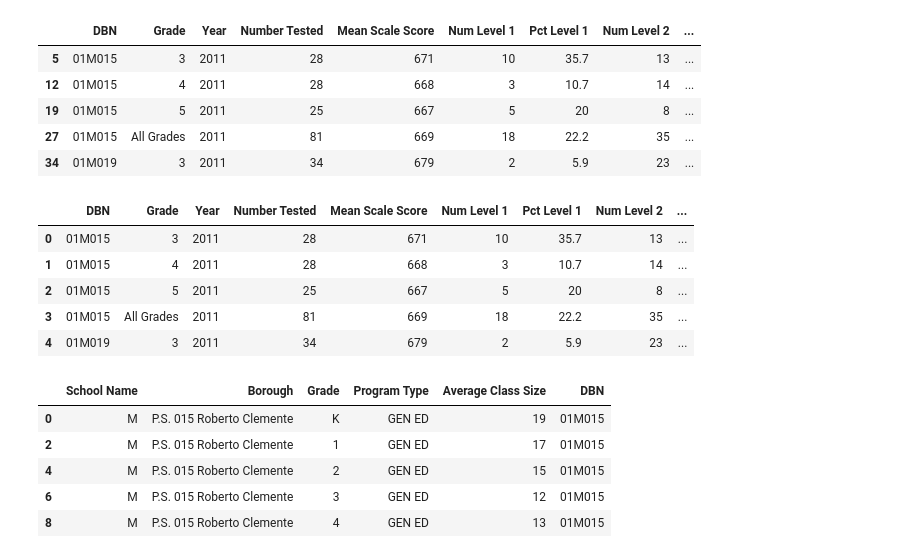
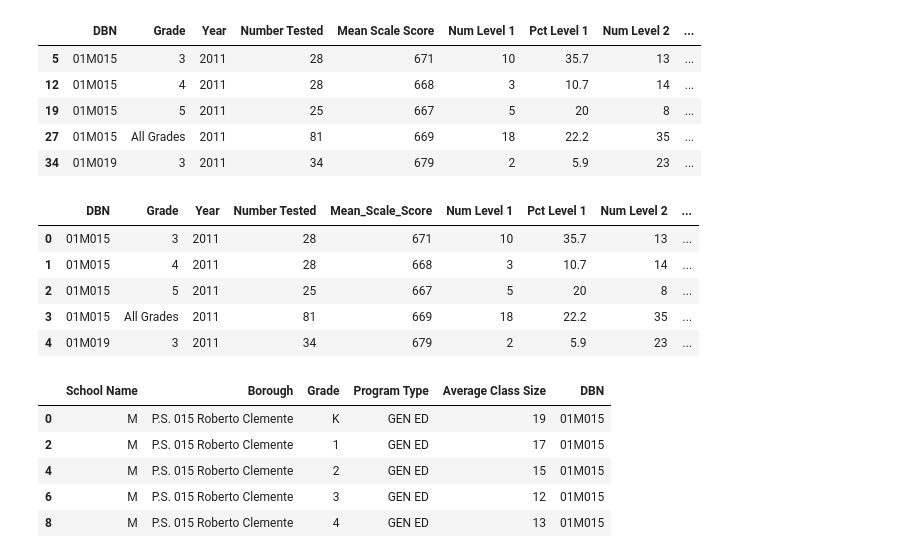
Before and after one commit to MYSProject/Education, a Jupyter notebook: MergeFiles_11.29.ipynb, the cells around one changed output. Cells and saved outputs as stored; diff of their text form; code cells hidden in the pictures.

```diff
--- a/MergeFiles_11.29.ipynb
+++ b/MergeFiles_11.29.ipynb
@@ -52,17 +52,27 @@ Mathdf.head()
 | 19 | 01M015 | 5 | 2011 | 25 | 667 | 5 | 20 | 8 | ... |
 | 27 | 01M015 | All Grades | 2011 | 81 | 669 | 18 | 22.2 | 35 | ... |
 | 34 | 01M019 | 3 | 2011 | 34 | 679 | 2 | 5.9 | 23 | ... |
-# %%
-#merge math data and charter data
-merge1 = Mathdf.append(Charterdf, ignore_index=True)
-merge1.head()
-# %% [output]
-|  | DBN | Grade | Year | Number Tested | Mean Scale Score | Num Level 1 | Pct Level 1 | Num Level 2 | ... |
-| 0 | 01M015 | 3 | 2011 | 28 | 671 | 10 | 35.7 | 13 | ... |
-| 1 | 01M015 | 4 | 2011 | 28 | 668 | 3 | 10.7 | 14 | ... |
-| 2 | 01M015 | 5 | 2011 | 25 | 667 | 5 | 20 | 8 | ... |
-| 3 | 01M015 | All Grades | 2011 | 81 | 669 | 18 | 22.2 | 35 | ... |
-| 4 | 01M019 | 3 | 2011 | 34 | 679 | 2 | 5.9 | 23 | ... |
+# %%
+#merge math data and charter data
+merge1 = Mathdf.append(Charterdf, ignore_index=True)
+merge1.rename(columns={'Mean Scale Score':'Mean_Scale_Score'}, inplace=True)
+# convert meanscalescores into ints
+counter = 0
+for i in merge1.iterrows():
+    if i[1]["Mean_Scale_Score"] == "s":
+        merge1.ix[counter, "Mean_Scale_Score"] = "NaN"
+    else:
+        merge1.ix[counter, "Mean_Scale_Score"]= int(i[1]["Mean_Scale_Score"])
+    counter += 1
+type(merge1.iloc[0]["Mean_Scale_Score"])
+merge1.head()
+# %% [output]
+|  | DBN | Grade | Year | Number Tested | Mean_Scale_Score | Num Level 1 | Pct Level 1 | Num Level 2 | ... |
+| 0 | 01M015 | 3 | 2011 | 28 | 671 | 10 | 35.7 | 13 | ... |
+| 1 | 01M015 | 4 | 2011 | 28 | 668 | 3 | 10.7 | 14 | ... |
+| 2 | 01M015 | 5 | 2011 | 25 | 667 | 5 | 20 | 8 | ... |
+| 3 | 01M015 | All Grades | 2011 | 81 | 669 | 18 | 22.2 | 35 | ... |
+| 4 | 01M019 | 3 | 2011 | 34 | 679 | 2 | 5.9 | 23 | ... |
 # %%
 #CLEAN UP SIZE DATA
 #Standardize DBN numbers for class size data
```
Also changed, not shown: parts of 9 cells of this notebook, 34 other files.
